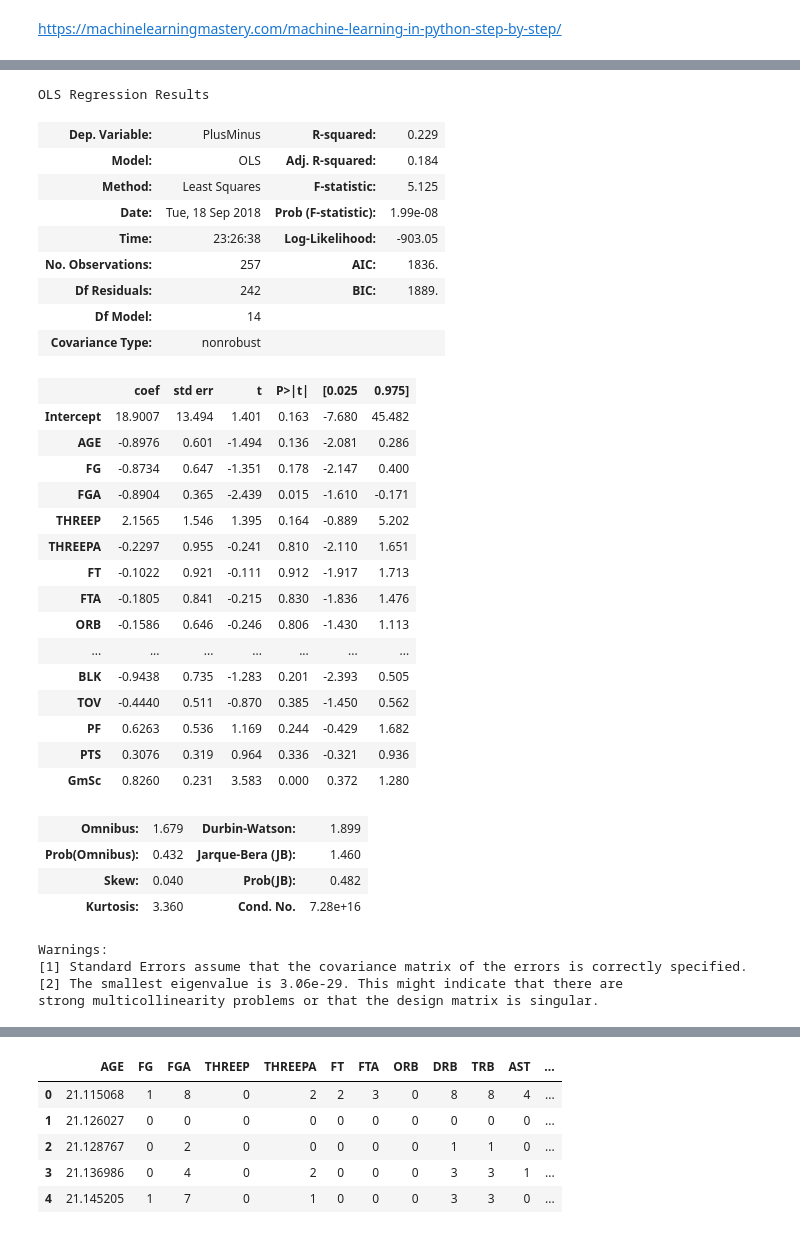
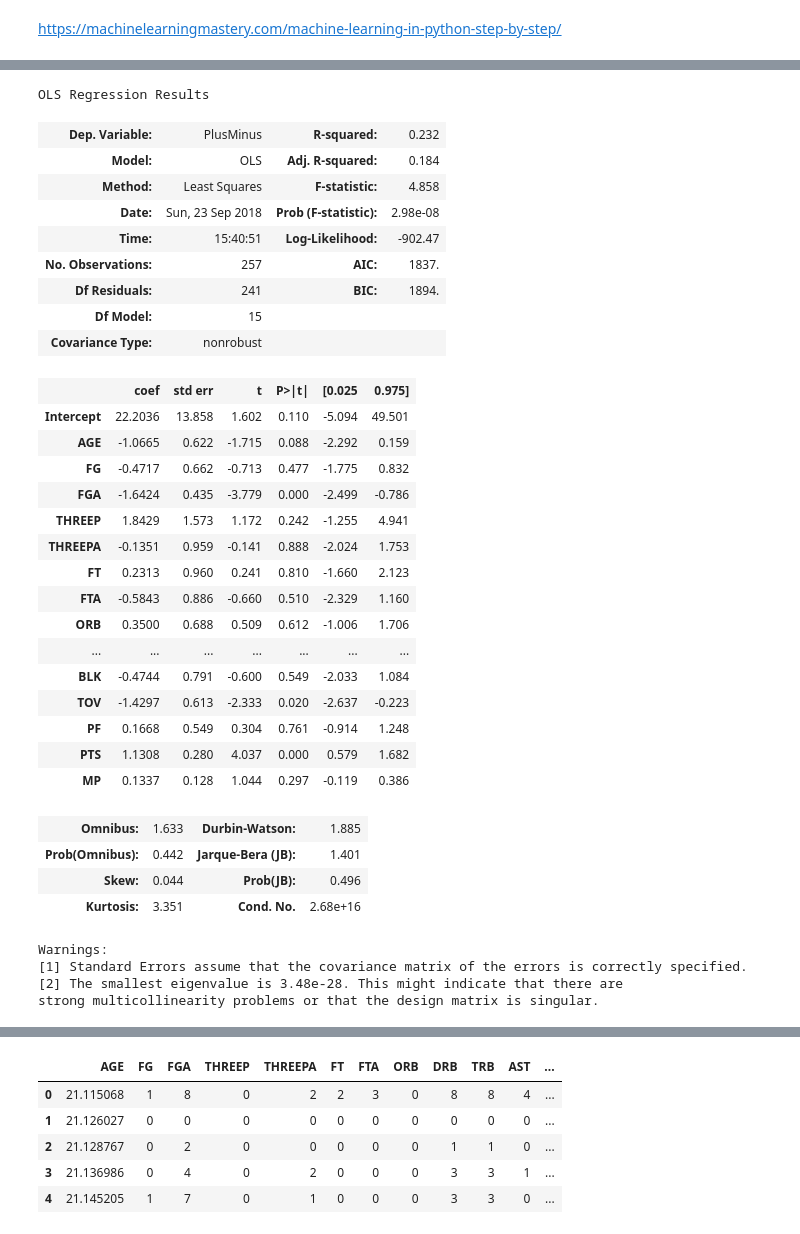
Before and after one commit to danoff/andersonpredict, a Jupyter notebook: Kyle Anderson Forecast.ipynb, the cells around one changed output, grey strips where cells are left out. Cells and saved outputs as stored; diff of their text form; code cells hidden in the pictures.

```diff
--- a/Kyle Anderson Forecast.ipynb
+++ b/Kyle Anderson Forecast.ipynb
@@ -101,39 +162,41 @@ max      4.000000    5.000000    4.000000   20.000000   20.400000   30.000000
 # %%
-model = smf.ols("PlusMinus ~ AGE + FG + FGA + THREEP + THREEPA + FT + FTA + ORB + DRB + AST + STL + BLK + TOV + PF + PTS + GmSc", data= data).fit()
+# Regular regression to predict plusminus
+
+model = smf.ols("PlusMinus ~ AGE + FG + FGA + THREEP + THREEPA + FT + FTA + ORB + DRB + AST + STL + BLK + TOV + PF + PTS + MP", data= data).fit()
 model.summary()
 # %% [output]
 OLS Regression Results
-| Dep. Variable: | PlusMinus | R-squared: | 0.229 |
+| Dep. Variable: | PlusMinus | R-squared: | 0.232 |
 | Model: | OLS | Adj. R-squared: | 0.184 |
-| Method: | Least Squares | F-statistic: | 5.125 |
-| Date: | Tue, 18 Sep 2018 | Prob (F-statistic): | 1.99e-08 |
-| Time: | 23:26:38 | Log-Likelihood: | -903.05 |
-| No. Observations: | 257 | AIC: | 1836. |
-| Df Residuals: | 242 | BIC: | 1889. |
-| Df Model: | 14 |  |  |
+| Method: | Least Squares | F-statistic: | 4.858 |
+| Date: | Sun, 23 Sep 2018 | Prob (F-statistic): | 2.98e-08 |
+| Time: | 15:40:51 | Log-Likelihood: | -902.47 |
+| No. Observations: | 257 | AIC: | 1837. |
+| Df Residuals: | 241 | BIC: | 1894. |
+| Df Model: | 15 |  |  |
 | Covariance Type: | nonrobust |  |  |
 |  | coef | std err | t | P>|t| | [0.025 | 0.975] |
-| Intercept | 18.9007 | 13.494 | 1.401 | 0.163 | -7.680 | 45.482 |
-| AGE | -0.8976 | 0.601 | -1.494 | 0.136 | -2.081 | 0.286 |
-| FG | -0.8734 | 0.647 | -1.351 | 0.178 | -2.147 | 0.400 |
-| FGA | -0.8904 | 0.365 | -2.439 | 0.015 | -1.610 | -0.171 |
-| THREEP | 2.1565 | 1.546 | 1.395 | 0.164 | -0.889 | 5.202 |
-| THREEPA | -0.2297 | 0.955 | -0.241 | 0.810 | -2.110 | 1.651 |
-| FT | -0.1022 | 0.921 | -0.111 | 0.912 | -1.917 | 1.713 |
-| FTA | -0.1805 | 0.841 | -0.215 | 0.830 | -1.836 | 1.476 |
-| ORB | -0.1586 | 0.646 | -0.246 | 0.806 | -1.430 | 1.113 |
+| Intercept | 22.2036 | 13.858 | 1.602 | 0.110 | -5.094 | 49.501 |
+| AGE | -1.0665 | 0.622 | -1.715 | 0.088 | -2.292 | 0.159 |
+| FG | -0.4717 | 0.662 | -0.713 | 0.477 | -1.775 | 0.832 |
+| FGA | -1.6424 | 0.435 | -3.779 | 0.000 | -2.499 | -0.786 |
+| THREEP | 1.8429 | 1.573 | 1.172 | 0.242 | -1.255 | 4.941 |
+| THREEPA | -0.1351 | 0.959 | -0.141 | 0.888 | -2.024 | 1.753 |
+| FT | 0.2313 | 0.960 | 0.241 | 0.810 | -1.660 | 2.123 |
+| FTA | -0.5843 | 0.886 | -0.660 | 0.510 | -2.329 | 1.160 |
+| ORB | 0.3500 | 0.688 | 0.509 | 0.612 | -1.006 | 1.706 |
 | ... | ... | ... | ... | ... | ... | ... |
-| BLK | -0.9438 | 0.735 | -1.283 | 0.201 | -2.393 | 0.505 |
-| TOV | -0.4440 | 0.511 | -0.870 | 0.385 | -1.450 | 0.562 |
-| PF | 0.6263 | 0.536 | 1.169 | 0.244 | -0.429 | 1.682 |
-| PTS | 0.3076 | 0.319 | 0.964 | 0.336 | -0.321 | 0.936 |
-| GmSc | 0.8260 | 0.231 | 3.583 | 0.000 | 0.372 | 1.280 |
+| BLK | -0.4744 | 0.791 | -0.600 | 0.549 | -2.033 | 1.084 |
+| TOV | -1.4297 | 0.613 | -2.333 | 0.020 | -2.637 | -0.223 |
+| PF | 0.1668 | 0.549 | 0.304 | 0.761 | -0.914 | 1.248 |
+| PTS | 1.1308 | 0.280 | 4.037 | 0.000 | 0.579 | 1.682 |
+| MP | 0.1337 | 0.128 | 1.044 | 0.297 | -0.119 | 0.386 |
-| Omnibus: | 1.679 | Durbin-Watson: | 1.899 |
-| Prob(Omnibus): | 0.432 | Jarque-Bera (JB): | 1.460 |
-| Skew: | 0.040 | Prob(JB): | 0.482 |
-| Kurtosis: | 3.360 | Cond. No. | 7.28e+16 |
+| Omnibus: | 1.633 | Durbin-Watson: | 1.885 |
+| Prob(Omnibus): | 0.442 | Jarque-Bera (JB): | 1.401 |
+| Skew: | 0.044 | Prob(JB): | 0.496 |
+| Kurtosis: | 3.351 | Cond. No. | 2.68e+16 |
 Warnings:
 [1] Standard Errors assume that the covariance matrix of the errors is correctly specified.
-[2] The smallest eigenvalue is 3.06e-29. This might indicate that there are
+[2] The smallest eigenvalue is 3.48e-28. This might indicate that there are
 strong multicollinearity problems or that the design matrix is singular.
 # %%
```
Also changed, not shown: parts of 42 cells of this notebook, 2 other files.
